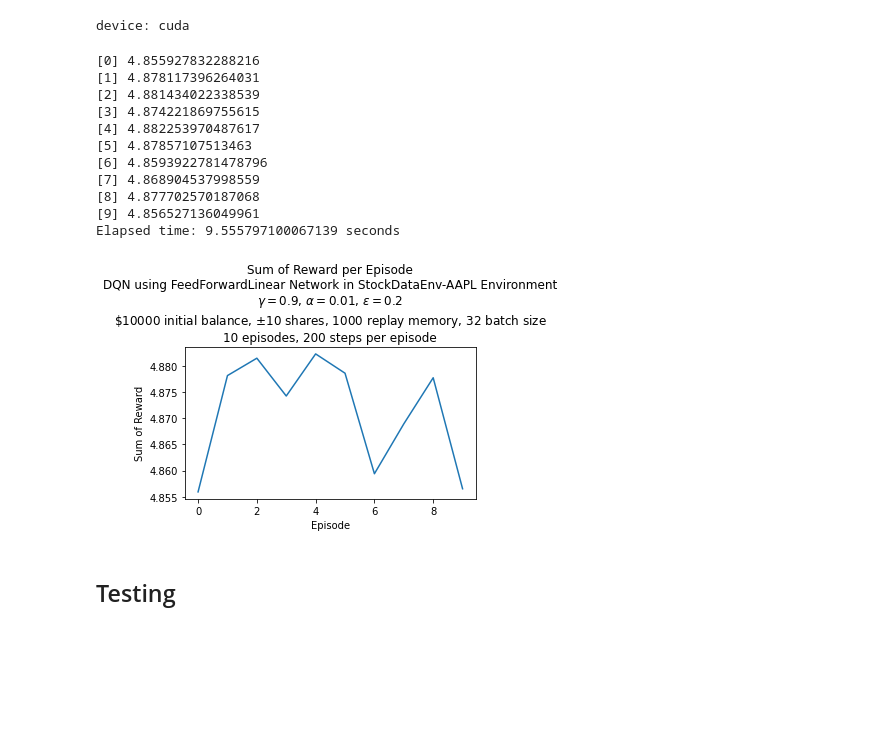
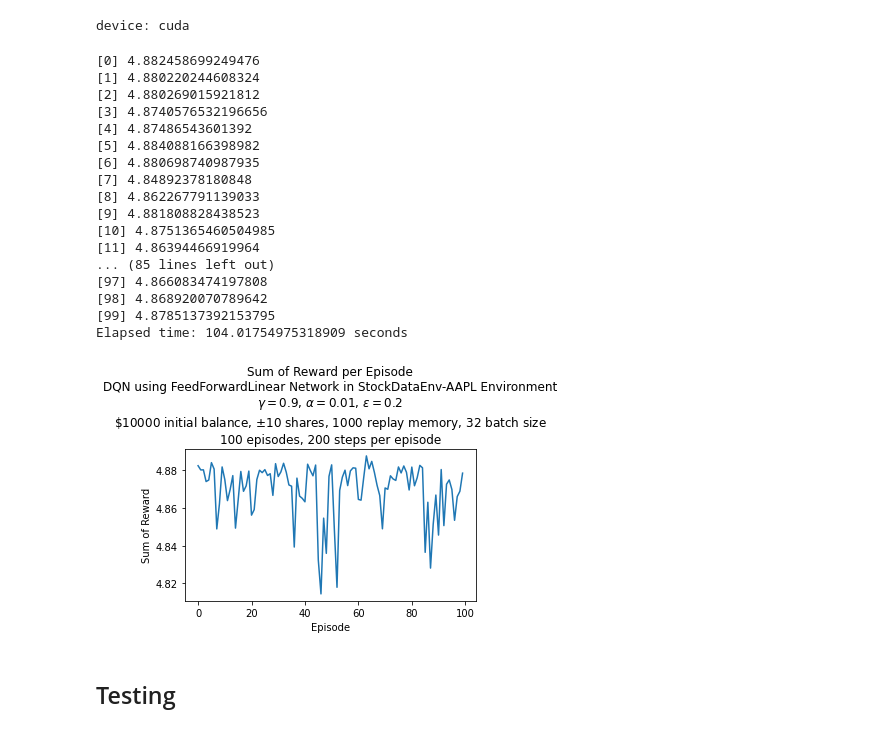
Before and after one commit to zanderman/smart-stock-rl, a Jupyter notebook: jupyter/experiments_dqn.ipynb, the cells around one changed output. Drawn from its saved outputs; the diff is of its cells as text; code cells hidden in the pictures; blank space fills up the shorter version.

```diff
--- a/jupyter/experiments_dqn.ipynb
+++ b/jupyter/experiments_dqn.ipynb
@@ -268,44 +266,50 @@ agent = ss.algorithms.deepq.dqn.DQN(
 # %% [output]
 device: cuda
 # %%
-max_episodes = 10 #100 # 1000 # Upper-limit on number of possible episodes.
-max_steps = 200 # 500 # 50
+max_episodes = 100 # Upper-limit on number of possible episodes.
+max_steps = 200
 render = False
-render_mode = 'csv'
+render_mode = 'ascii'
 
 # Train the agent
 with timecontextprint():
     rewards, found_soln = train_DQN(
         agent,
         env,
         max_episodes,
         max_steps,
         target_update_freq,
         render,
         render_mode,
     )
 
 # Plot the rewards.
 plt.figure()
 plt.plot(rewards)
 plt.title(f"Sum of Reward per Episode\nDQN using FeedForwardLinear Network in {env.name} Environment\n$\gamma={gamma}$, $\\alpha={alpha}$, $\epsilon={epsilon}$\n\${env.start_balance} initial balance, $\pm${env.max_shares} shares, {memory_capacity} replay memory, {batch_size} batch size\n{max_episodes} episodes, {'No max' if max_steps is None else max_steps} steps per episode")
 plt.xlabel('Episode')
 plt.ylabel('Sum of Reward')
 plt.tight_layout()
 plt.show()
 # %% [output]
-[0] 4.855927832288216
-[1] 4.878117396264031
-[2] 4.881434022338539
-[3] 4.874221869755615
-[4] 4.882253970487617
-[5] 4.87857107513463
-[6] 4.8593922781478796
-[7] 4.868904537998559
-[8] 4.877702570187068
-[9] 4.856527136049961
-Elapsed time: 9.555797100067139 seconds
+[0] 4.882458699249476
+[1] 4.880220244608324
+[2] 4.880269015921812
+[3] 4.8740576532196656
+[4] 4.87486543601392
+[5] 4.884088166398982
+[6] 4.880698740987935
+[7] 4.84892378180848
+[8] 4.862267791139033
+[9] 4.881808828438523
+[10] 4.8751365460504985
+[11] 4.86394466919964
+... (85 lines left out)
+[97] 4.866083474197808
+[98] 4.868920070789642
+[99] 4.8785137392153795
+Elapsed time: 104.01754975318909 seconds
-[figure, old version]
+[figure, new version]
 # %% [markdown]
 ## Testing
 # %%
```
Also changed, not shown: parts of 4 cells of this notebook, 1 other file.
